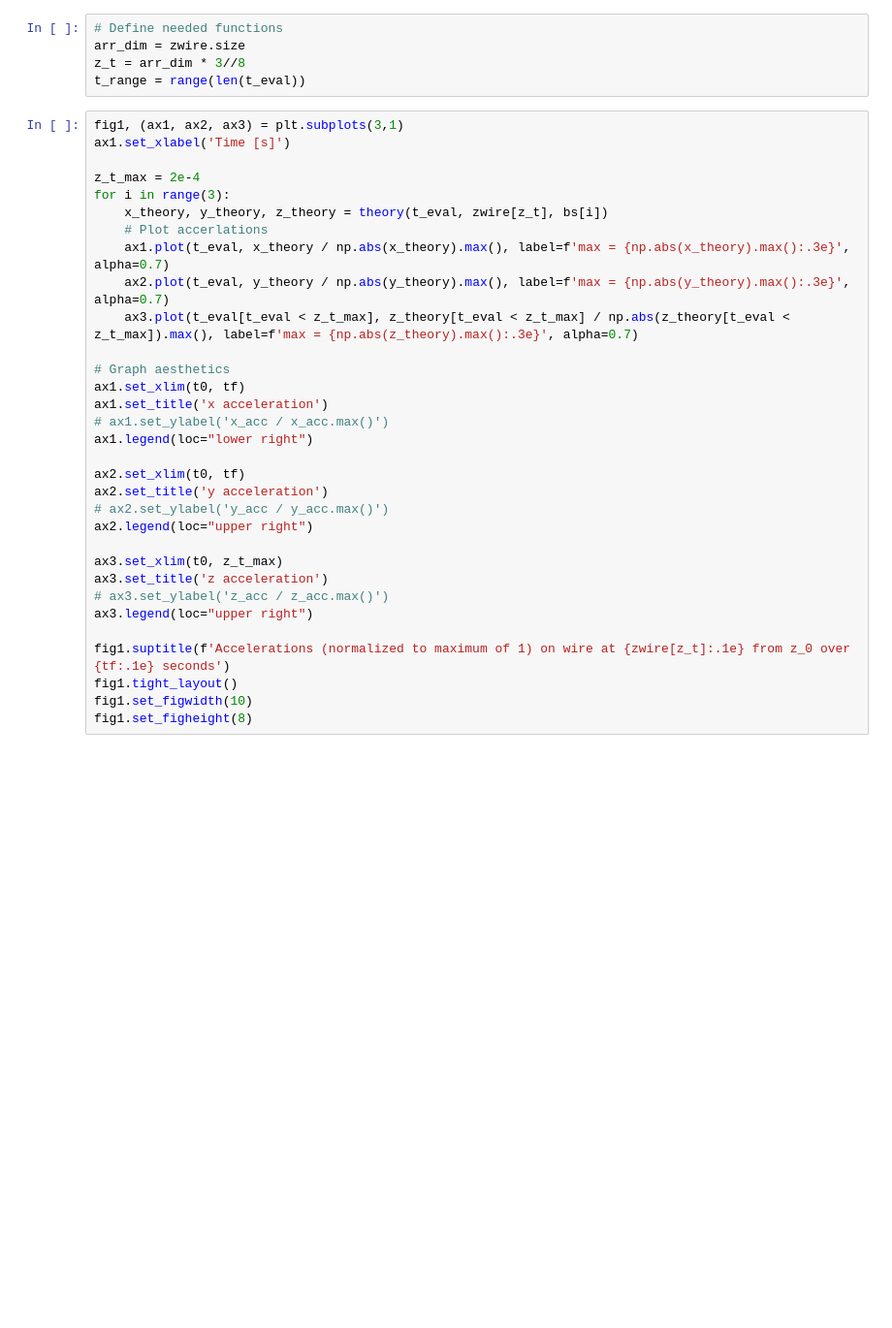
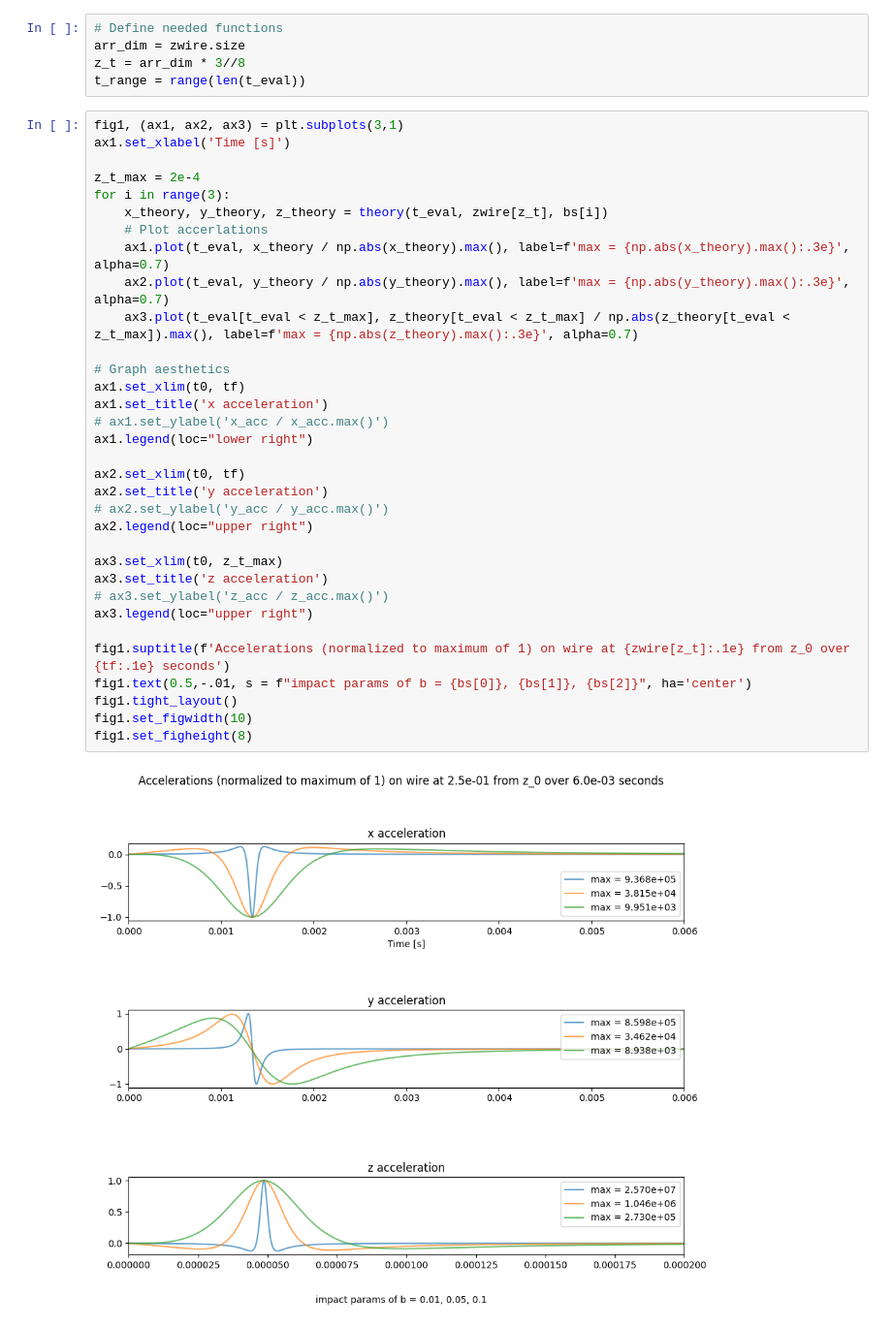
Before and after one commit to tbelvin2000/Phys499code, a Jupyter notebook: GraphFuncs.ipynb, the cells around one changed output. Shown at 97% size. Cells and saved outputs as stored; diff of their text form; blank space fills up the shorter version.

```diff
--- a/GraphFuncs.ipynb
+++ b/GraphFuncs.ipynb
@@ -91,30 +91,33 @@ fig1, (ax1, ax2, ax3) = plt.subplots(3,1)
 ax1.set_xlabel('Time [s]')
 
 z_t_max = 2e-4
 for i in range(3):
     x_theory, y_theory, z_theory = theory(t_eval, zwire[z_t], bs[i])
     # Plot accerlations
     ax1.plot(t_eval, x_theory / np.abs(x_theory).max(), label=f'max = {np.abs(x_theory).max():.3e}', alpha=0.7)
     ax2.plot(t_eval, y_theory / np.abs(y_theory).max(), label=f'max = {np.abs(y_theory).max():.3e}', alpha=0.7)
     ax3.plot(t_eval[t_eval < z_t_max], z_theory[t_eval < z_t_max] / np.abs(z_theory[t_eval < z_t_max]).max(), label=f'max = {np.abs(z_theory).max():.3e}', alpha=0.7)
 
 # Graph aesthetics
 ax1.set_xlim(t0, tf)
 ax1.set_title('x acceleration')
 # ax1.set_ylabel('x_acc / x_acc.max()')
 ax1.legend(loc="lower right")
 
 ax2.set_xlim(t0, tf)
 ax2.set_title('y acceleration')
 # ax2.set_ylabel('y_acc / y_acc.max()')
 ax2.legend(loc="upper right")
 
 ax3.set_xlim(t0, z_t_max)
 ax3.set_title('z acceleration')
 # ax3.set_ylabel('z_acc / z_acc.max()')
 ax3.legend(loc="upper right")
 
 fig1.suptitle(f'Accelerations (normalized to maximum of 1) on wire at {zwire[z_t]:.1e} from z_0 over {tf:.1e} seconds')
+fig1.text(0.5,-.01, s = f"impact params of b = {bs[0]}, {bs[1]}, {bs[2]}", ha='center')
 fig1.tight_layout()
 fig1.set_figwidth(10)
 fig1.set_figheight(8)
+# %% [output]
+[figure, added]
```
